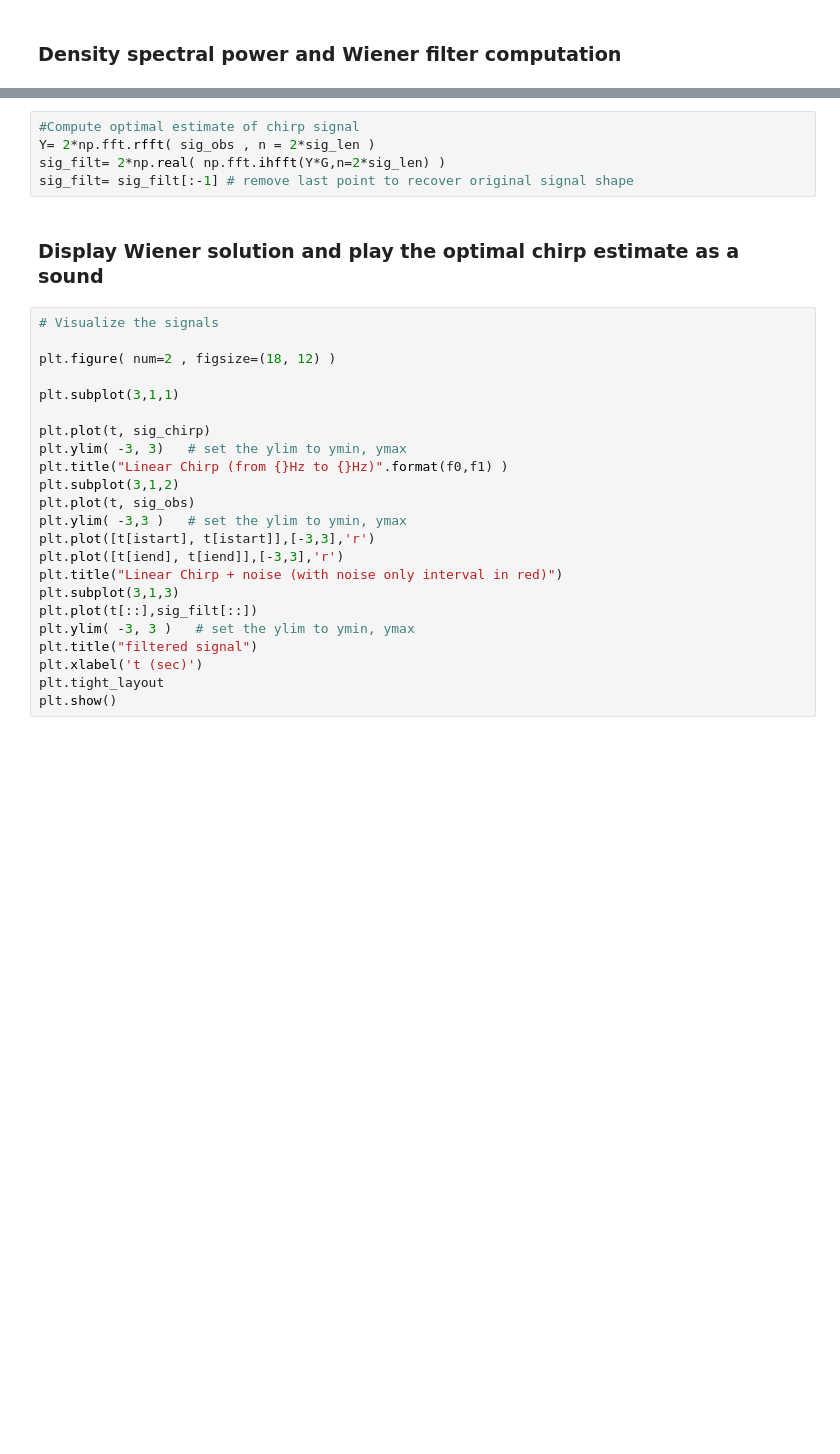
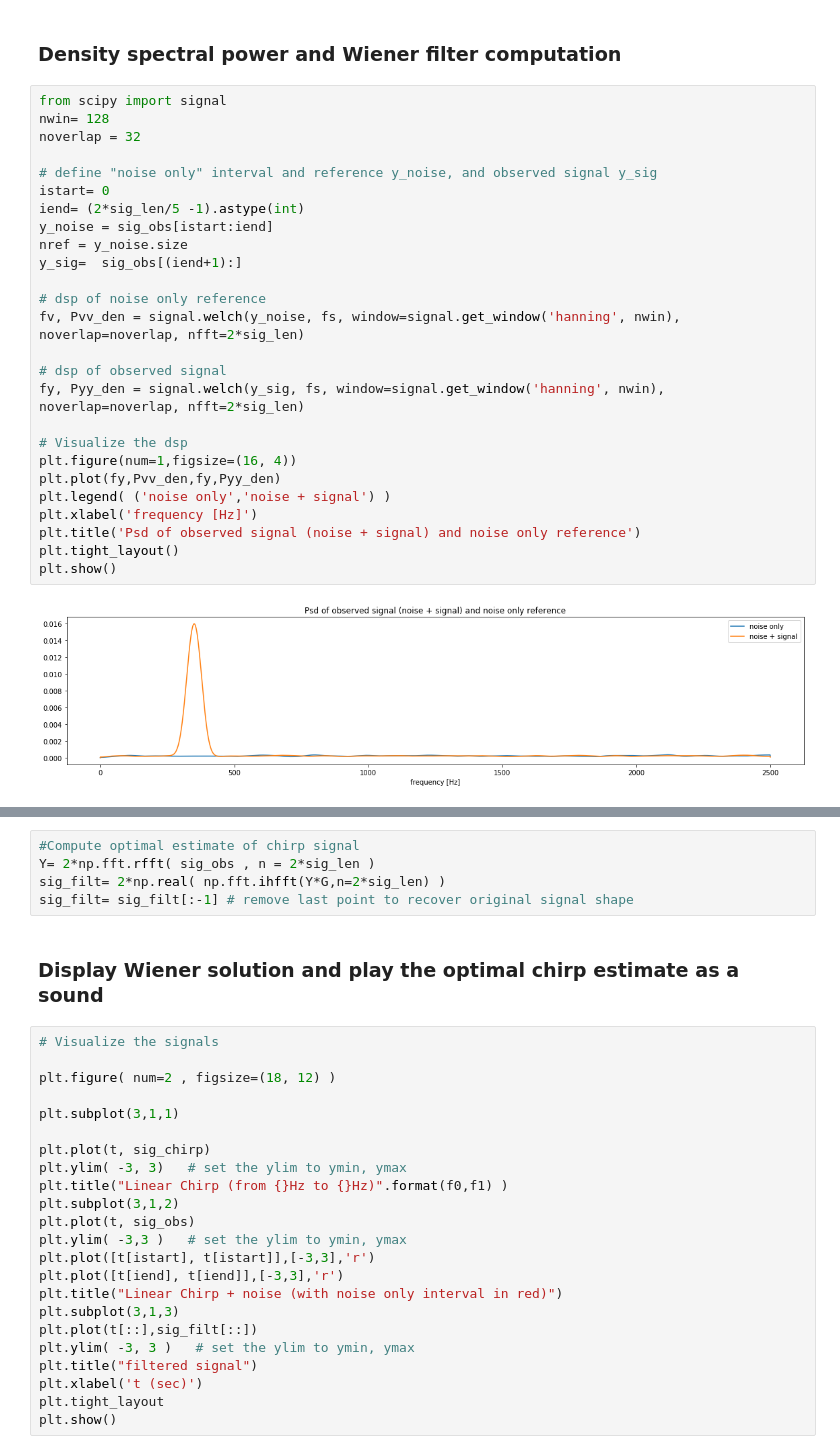
Before and after one commit to fchatelain/ExemplesFLO, a Jupyter notebook: denoising_chirp_Wiener_smoothing.ipynb, the cells around one changed output, grey strips where cells are left out. Saved outputs shown, nothing was run; the diff lists cells and outputs as text; blank space fills up the shorter version.

```diff
--- a/denoising_chirp_Wiener_smoothing.ipynb
+++ b/denoising_chirp_Wiener_smoothing.ipynb
@@ -92,6 +92,34 @@ Audio(sig_obs / np.max(np.abs(sig_obs)), rate=fs)
 [interactive output not drawn]
 # %% [markdown]
 ### Density spectral power and Wiener filter computation
+# %%
+from scipy import signal
+nwin= 128
+noverlap = 32
+
+# define "noise only" interval and reference y_noise, and observed signal y_sig
+istart= 0
+iend= (2*sig_len/5 -1).astype(int)
+y_noise = sig_obs[istart:iend]
+nref = y_noise.size
+y_sig=  sig_obs[(iend+1):]
+
+# dsp of noise only reference
+fv, Pvv_den = signal.welch(y_noise, fs, window=signal.get_window('hanning', nwin), noverlap=noverlap, nfft=2*sig_len)
+
+# dsp of observed signal
+fy, Pyy_den = signal.welch(y_sig, fs, window=signal.get_window('hanning', nwin), noverlap=noverlap, nfft=2*sig_len)
+
+# Visualize the dsp
+plt.figure(num=1,figsize=(16, 4))
+plt.plot(fy,Pvv_den,fy,Pyy_den)
+plt.legend( ('noise only','noise + signal') )
+plt.xlabel('frequency [Hz]')
+plt.title('Psd of observed signal (noise + signal) and noise only reference')
+plt.tight_layout()
+plt.show()
+# %% [output]
+[figure, added]
 # %%
 #Compute complex gain of Wiener non causal optimal filter
 eps= np.min([1e-3,Pvv_den.max()/4.])  ;# small regularization parameter
```
Also changed, not shown: parts of 3 cells of this notebook.
